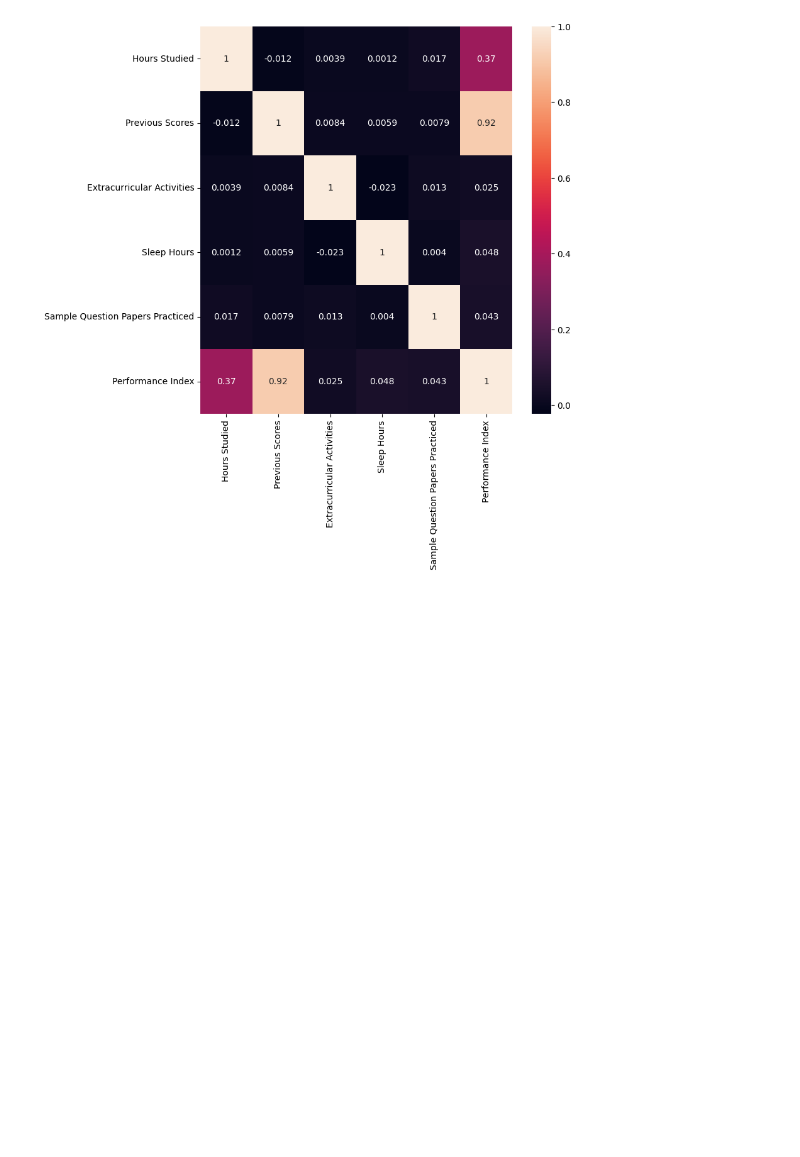
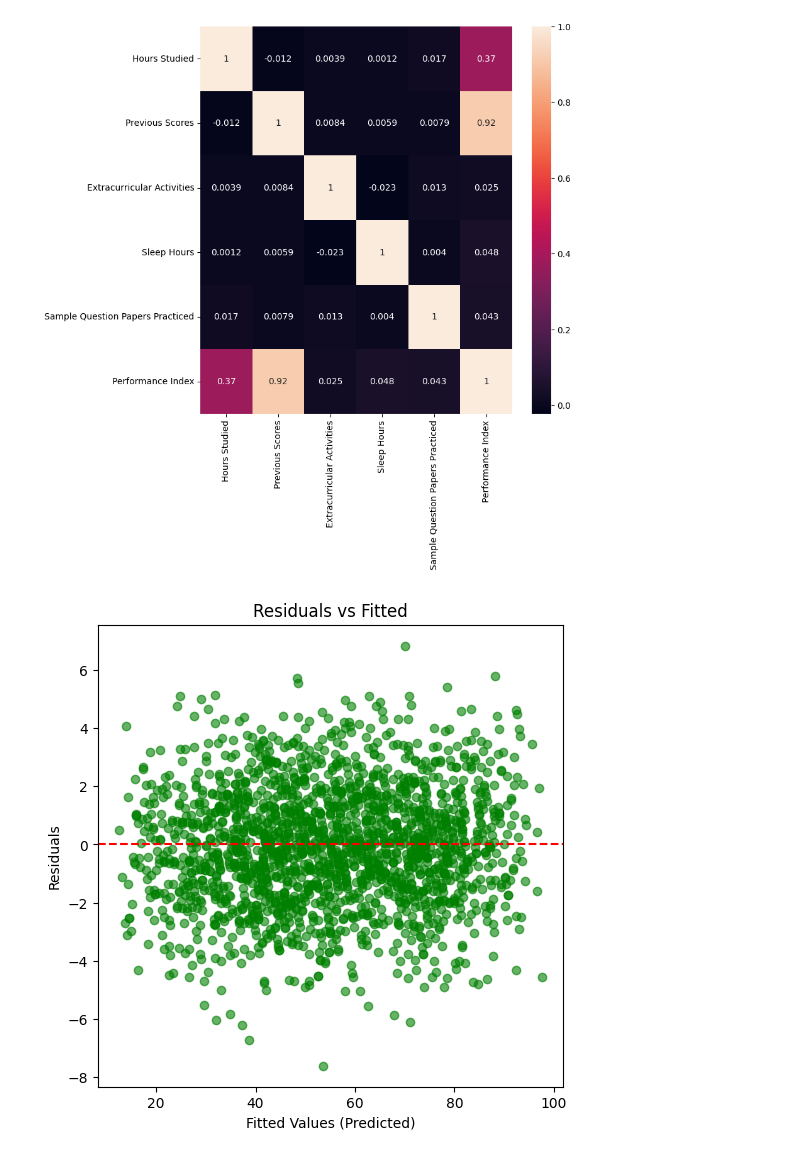
Before and after one commit to sharshavardhan7/Machine-Learning-Model, a Jupyter notebook: MutipleLinearRegression.ipynb, the cells around one changed output. Saved outputs shown, nothing was run; the diff lists cells and outputs as text; code cells hidden in the pictures; blank space fills up the shorter version.

```diff
--- a/MutipleLinearRegression.ipynb
+++ b/MutipleLinearRegression.ipynb
@@ -131,3 +131,14 @@ sns.heatmap(data.corr(),annot=True)
 plt.show()
 # %% [output]
 [figure]
+# %%
+residuals = ytest - y_pred_test
+plt.figure(figsize=(6,6))
+plt.scatter(y_pred_test, residuals, alpha=0.6, color="green")
+plt.axhline(0, color='red', linestyle='--')
+plt.xlabel("Fitted Values (Predicted)")
+plt.ylabel("Residuals")
+plt.title("Residuals vs Fitted")
+plt.show()
+# %% [output]
+[figure, added]
```
Also changed, not shown: parts of 2 cells of this notebook.
